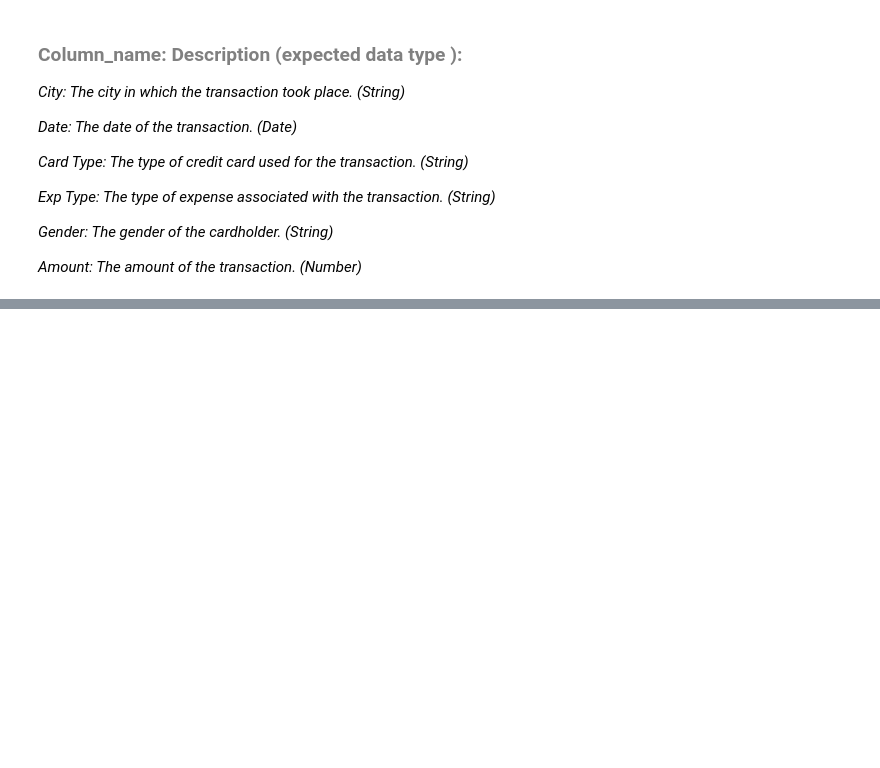
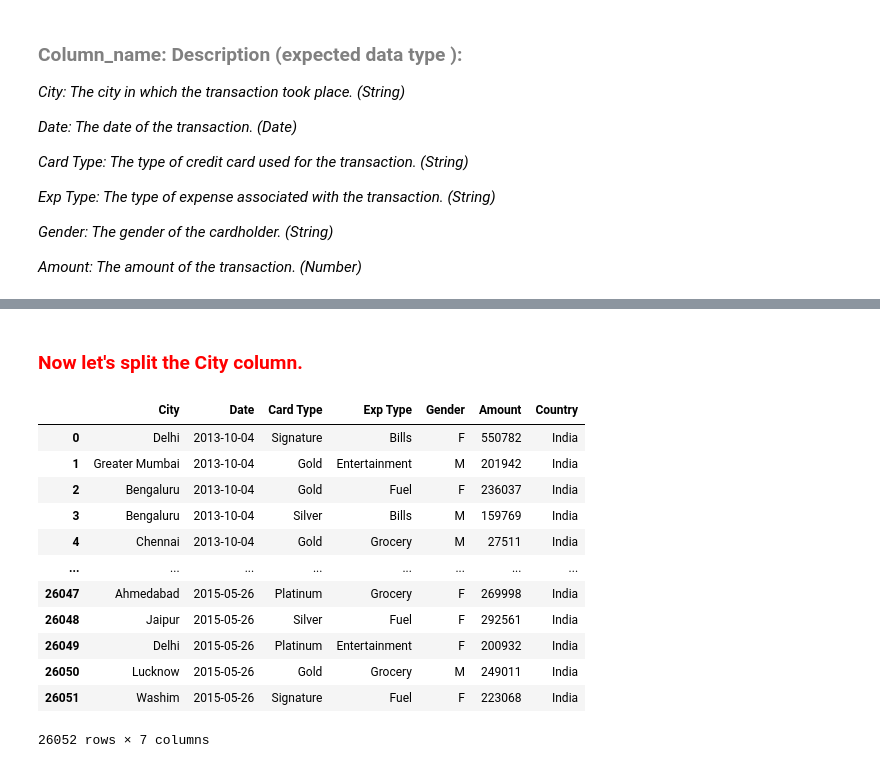
Before and after one commit to Sreekanthrshekar/Data_Analysis_Portfolio_Projects, a Jupyter notebook: Credit_card_transaction_analysis.ipynb, the cells around one changed output, grey strips where cells are left out. Saved outputs shown, nothing was run; the diff lists cells and outputs as text; code cells hidden in the pictures; blank space fills up the shorter version.

Commit message:
Separated city column to city and country, then dropped country column

```diff
--- a/Credit_card_transaction_analysis.ipynb
+++ b/Credit_card_transaction_analysis.ipynb
@@ -178,0 +181,19 @@ working_df
+# %% [markdown]
+ ### <span style="color:red;"> Now let's split the City column. </span>
+# %%
+working_df[['City', 'Country']] = working_df['City'].str.split(',', expand=True)
+working_df
+# %% [output]
+|  | City | Date | Card Type | Exp Type | Gender | Amount | Country |
+| 0 | Delhi | 2013-10-04 | Signature | Bills | F | 550782 | India |
+| 1 | Greater Mumbai | 2013-10-04 | Gold | Entertainment | M | 201942 | India |
+| 2 | Bengaluru | 2013-10-04 | Gold | Fuel | F | 236037 | India |
+| 3 | Bengaluru | 2013-10-04 | Silver | Bills | M | 159769 | India |
+| 4 | Chennai | 2013-10-04 | Gold | Grocery | M | 27511 | India |
+| ... | ... | ... | ... | ... | ... | ... | ... |
+| 26047 | Ahmedabad | 2015-05-26 | Platinum | Grocery | F | 269998 | India |
+| 26048 | Jaipur | 2015-05-26 | Silver | Fuel | F | 292561 | India |
+| 26049 | Delhi | 2015-05-26 | Platinum | Entertainment | F | 200932 | India |
+| 26050 | Lucknow | 2015-05-26 | Gold | Grocery | M | 249011 | India |
+| 26051 | Washim | 2015-05-26 | Signature | Fuel | F | 223068 | India |
+26052 rows × 7 columns
```
Also changed, not shown: parts of 26 cells of this notebook.
